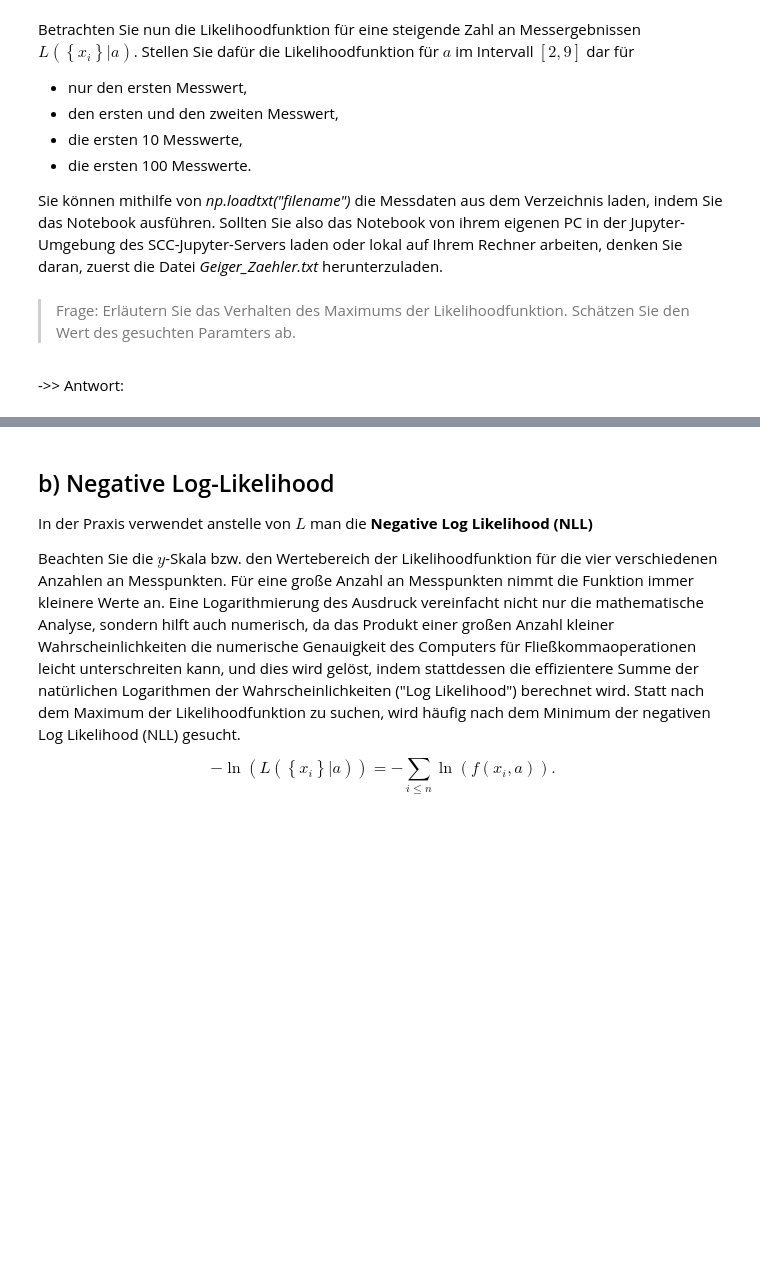
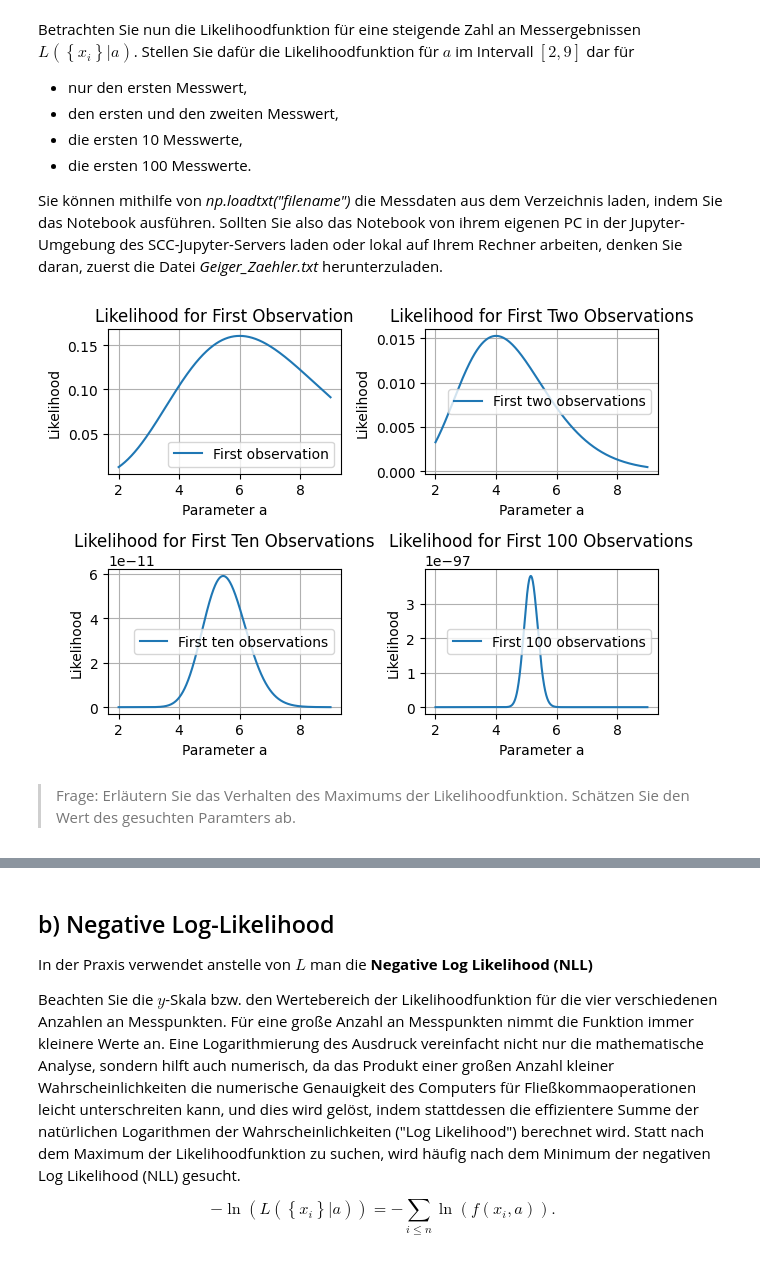
Before and after one commit to AlFa-Tier/Uni_codes, a Jupyter notebook: Stat. Datenauswertung/AufgabenBlätter/Blatt03/Blatt03.ipynb, the cells around one changed output, grey strips where cells are left out. Drawn from its saved outputs; the diff is of its cells as text; code cells hidden in the pictures; blank space fills up the shorter version.

```diff
--- a/Stat. Datenauswertung/AufgabenBlätter/Blatt03/Blatt03.ipynb
+++ b/Stat. Datenauswertung/AufgabenBlätter/Blatt03/Blatt03.ipynb
@@ -362,7 +368,19 @@ def fPoisson(x, nu_P):
     return (nu_P**k) / np.exp(nu_P) / sp.gamma(k+1.)
 
 # Likelihood function
-def Likelihood(x, a, func):
+def Likelihood(x, a, func= fPoisson):
+    """
+    Compute the likelihood L({x_i} | a) for a given parameter array a.
+    param x: Array of observed data points.
+    param a: Array of parameters to evaluate the likelihood.
+    param func: The probability density function (e.g., Poisson, Gaussian).
+    return: Array of likelihood values for each parameter in a.
+    """
+    likelyhoods = []
+    for _ in a:
+        L = np.prod(func(x, _))
+        likelyhoods.append(L)
+    return likelyhoods
 # ->>
 # %% [markdown]
 Betrachten Sie nun die Likelihoodfunktion für eine steigende Zahl an Messergebnissen $L\left(\left\{x_i\right\}|a\right)$. Stellen Sie dafür die Likelihoodfunktion für $a$ im Intervall $[2,9]$ dar für
@@ -386,4 +393,63 @@ Sie können mithilfe von *np.loadtxt("filename")* die Messdaten aus dem Verzeich
+# %%
+#->>  your code comes here
+# load observations
+meassurement = np.loadtxt('Geiger_Zaehler.txt', dtype= int)
+
+# create parameter intervall
+a = np.linspace(2, 9, 1000, True)
+# list for desired observation numbers
+
+first = meassurement[0]
+second = meassurement[0:2]
+tenth = meassurement[0:11]
+hundredth = meassurement[0:101]
+
+# make plots
+
+likelihood_first = Likelihood(first, a, fPoisson)
+likelihood_second = Likelihood(second, a, fPoisson)
+likelihood_tenth = Likelihood(tenth, a, fPoisson)
+likelihood_hundredth = Likelihood(hundredth, a, fPoisson)
+
+# Plot for the first observation
+plt.subplot(2, 2, 1)
+plt.plot(a, likelihood_first, label="First observation")
+plt.xlabel("Parameter a")
+plt.ylabel("Likelihood")
+plt.title("Likelihood for First Observation")
+plt.legend()
+plt.grid()
+
+# Plot for the first two observations
+plt.subplot(2, 2, 2)
+plt.plot(a, likelihood_second, label="First two observations")
+plt.xlabel("Parameter a")
+plt.ylabel("Likelihood")
+plt.title("Likelihood for First Two Observations")
+plt.legend()
+plt.grid()
+
+# Plot for the first ten observations
+plt.subplot(2, 2, 3)
+plt.plot(a, likelihood_tenth, label="First ten observations")
+plt.xlabel("Parameter a")
+plt.ylabel("Likelihood")
+plt.title("Likelihood for First Ten Observations")
+plt.legend()
+plt.grid()
+
+# Plot for the first 100 observations
+plt.subplot(2, 2, 4)
+plt.plot(a, likelihood_hundredth, label="First 100 observations")
+plt.xlabel("Parameter a")
+plt.ylabel("Likelihood")
+plt.title("Likelihood for First 100 Observations")
+plt.legend()
+plt.grid()
+
+plt.tight_layout()
+plt.show()
+# %% [output]
+[figure, added]
 # %% [markdown]
 > Frage: Erläutern Sie das Verhalten des Maximums der Likelihoodfunktion. Schätzen Sie den Wert des gesuchten Paramters ab.
-# %% [markdown]
-->> Antwort:
```
Also changed, not shown: parts of 13 cells of this notebook.
